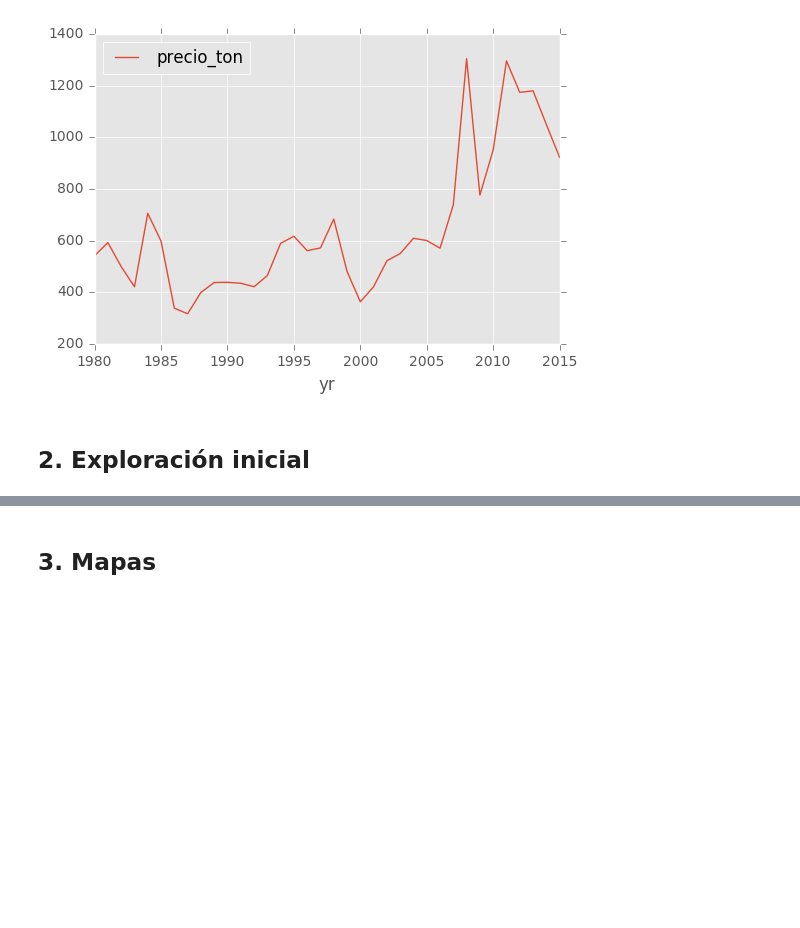
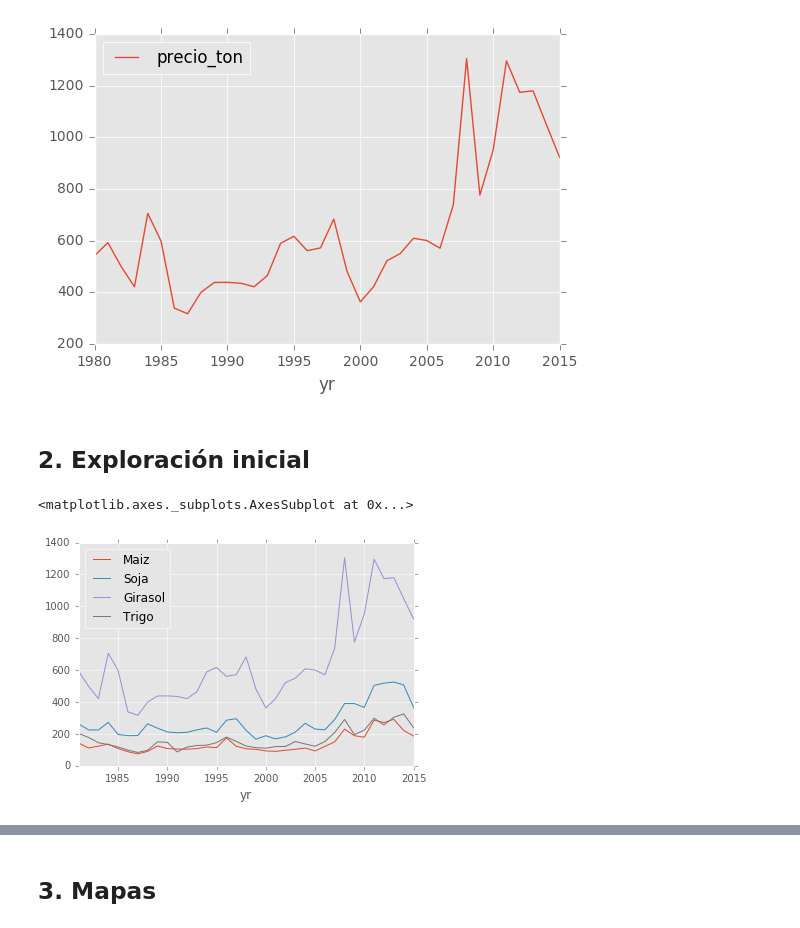
Before and after one commit to datosgobar/taller-analisis-datos-101, a Jupyter notebook: 2 - Análisis de datos agrícolas.ipynb, the cells around one changed output, grey strips where cells are left out. Cells and saved outputs as stored; diff of their text form; code cells hidden in the pictures; blank space fills up the shorter version.

```diff
--- a/2 - Análisis de datos agrícolas.ipynb
+++ b/2 - Análisis de datos agrícolas.ipynb
@@ -134,6 +135,8 @@ df_comtrade[columns].tail(5)
 | 206 | Export | Argentina | World | 2015 | 4216 | Sunflower seed oil | 405056803 | 439193748 | Weight in kilograms |
 # %%
 df_comtrade["precio_ton"] = df_comtrade.TradeValue / df_comtrade.TradeQuantity * 1000
+df_precios = df_comtrade.pivot(index='yr',columns='cmdDescE',values='precio_ton')
+df_precios.columns = ['Maiz', 'Soja', 'Girasol','Trigo']
 # %%
 precios_soja = df_comtrade[df_comtrade.cmdCode == "2214"][["yr", "precio_ton"]].sort_values("yr").set_index("yr")
 # %%
@@ -164,3 +167,8 @@ precios_girasol[precios_girasol.index >= 1980].plot.line()
 [figure]
 # %% [markdown]
 ## 2. Exploración inicial
+# %%
+df_precios[df_precios.index>1980].plot()
+# %% [output]
+<matplotlib.axes._subplots.AxesSubplot at 0x...>
+[figure, added]
```
Also changed, not shown: parts of 4 cells of this notebook.
